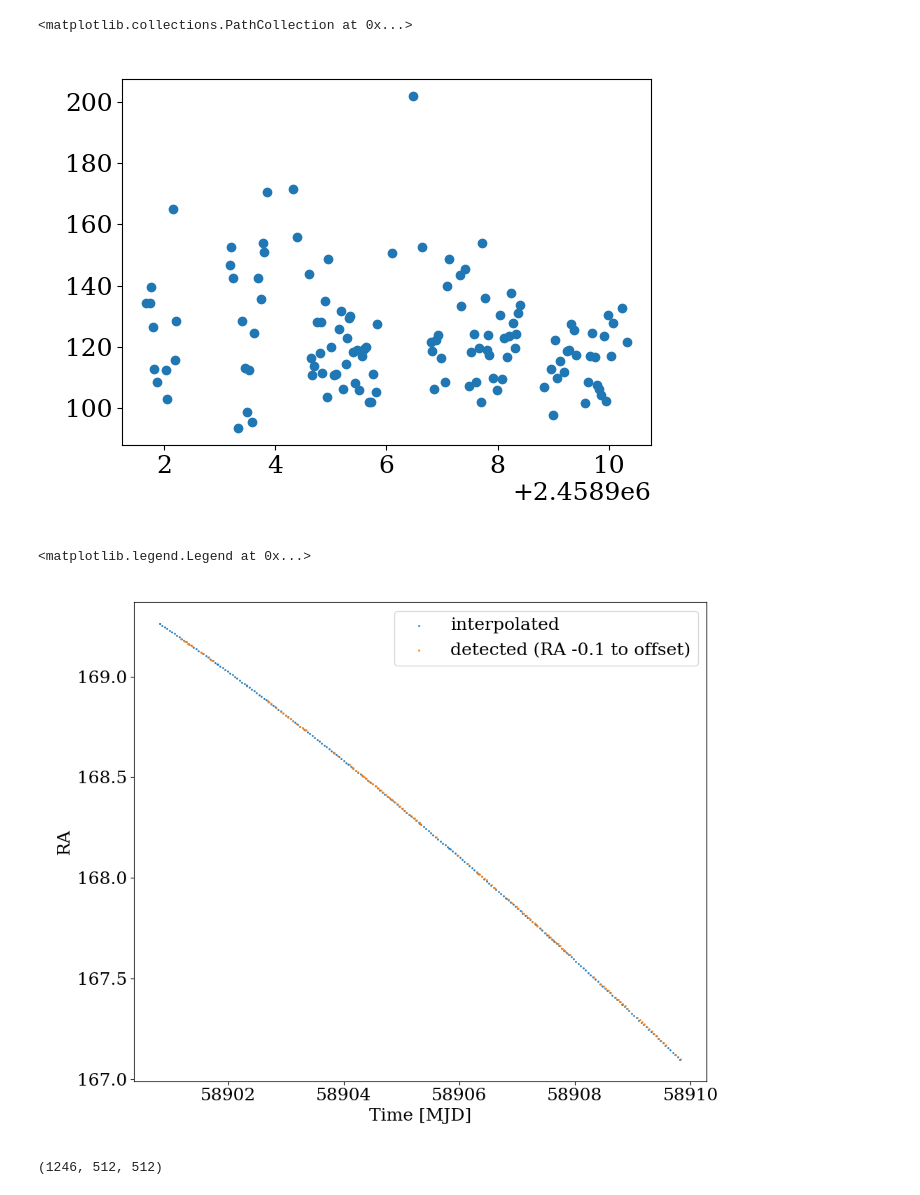
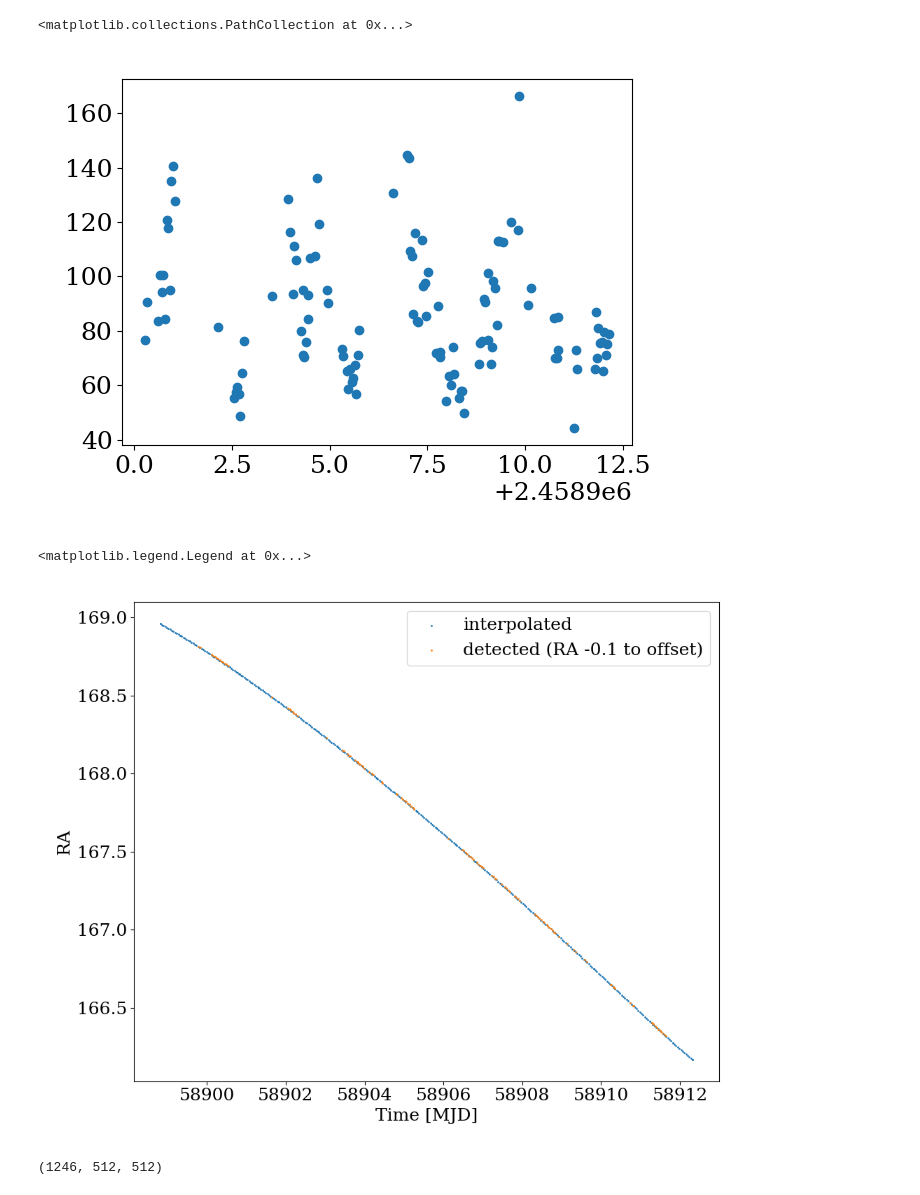
Before and after one commit to ble61/ASTR480, a Jupyter notebook: Test Code/allDataTest.ipynb, the cells around one changed output. Cells and saved outputs as stored; diff of their text form; code cells hidden in the pictures.

```diff
--- a/Test Code/allDataTest.ipynb
+++ b/Test Code/allDataTest.ipynb
@@ -13,35 +13,35 @@ from astropy.io import fits
 
 plt.rcParams.update({
     "font.size": 18,
     "font.family": "serif",
     "figure.autolayout": True,
     "axes.grid": False,
     # "xtick.minor.visible": True,
     # "ytick.minor.visible": True,
 })
 
 timeOffset = 2400000.5
 
 sector = 22
 cam = 1
 ccd = 3
 cut = 8
 
 
 interpedPos = pd.read_csv(f"./InterpolatedQuerryResult_{sector}_{cam}_{ccd}_{cut}.csv")
 
-name = " Ruff "
+name = " 1999 JE82 "
 
 interpedNamePosIDs = interpedPos.index[interpedPos["Name"] == name]
 interpedNamePos = interpedPos.loc[interpedNamePosIDs]
 
 
 matchedNamePos = pd.read_csv(f"./{name}Matches.csv")
 
 plt.scatter(matchedNamePos["Time"], matchedNamePos["flux"])
 # %% [output]
 <matplotlib.collections.PathCollection at 0x...>
-[figure, old version]
+[figure, new version]
 # %%
 fig, ax = plt.subplots(1,1,figsize = (10,8))
 
@@ -53,7 +53,7 @@ ax.scatter(matchedNamePos["Time"]-timeOffset, matchedNamePos["RA"], s=1, label="
 ax.legend()
 # %% [output]
 <matplotlib.legend.Legend at 0x...>
-[figure, old version]
+[figure, new version]
 # %%
 allFluxes = np.load(f"../OzData/sector{sector}_cam{cam}_ccd{ccd}_cut{cut}_of16_ReducedFlux.npy")
 
```
Also changed, not shown: parts of 4 cells of this notebook, 39 other files.
